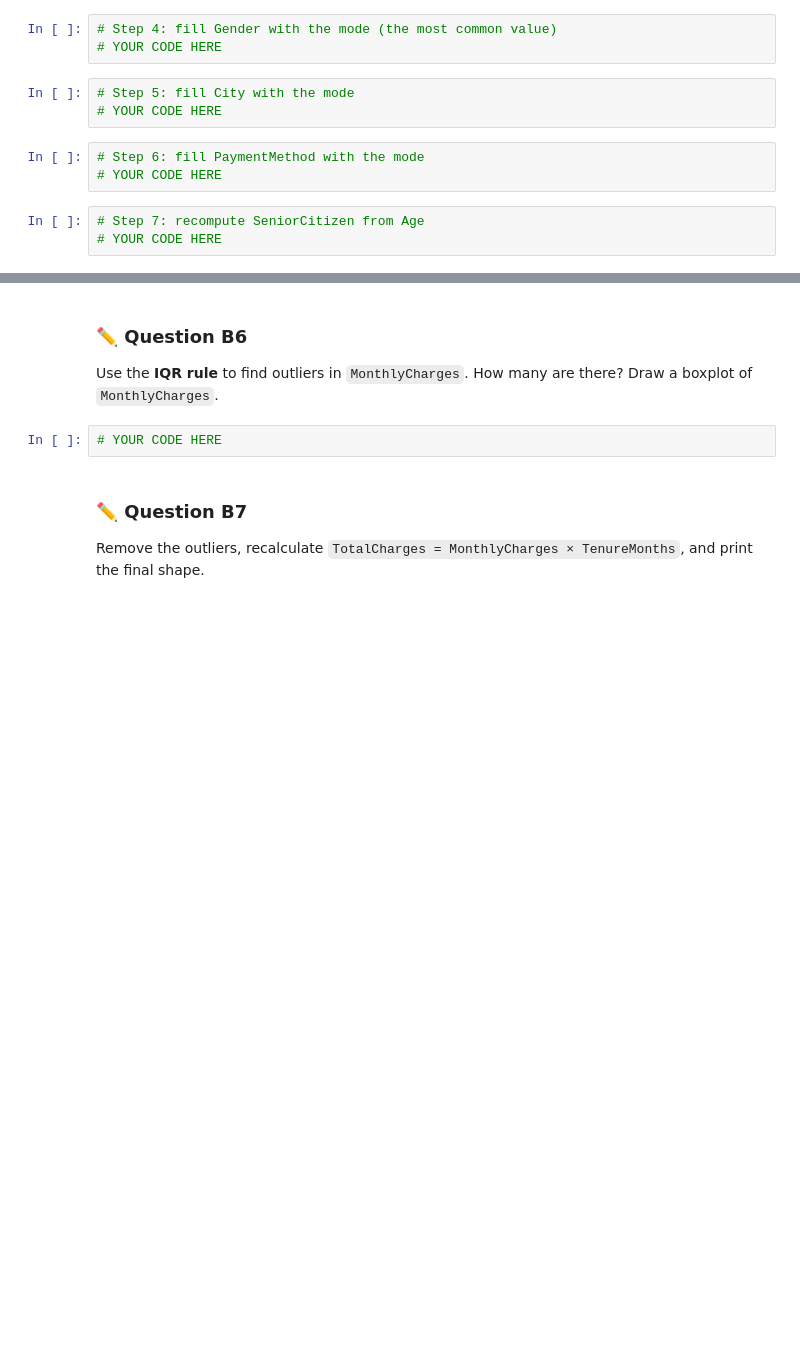
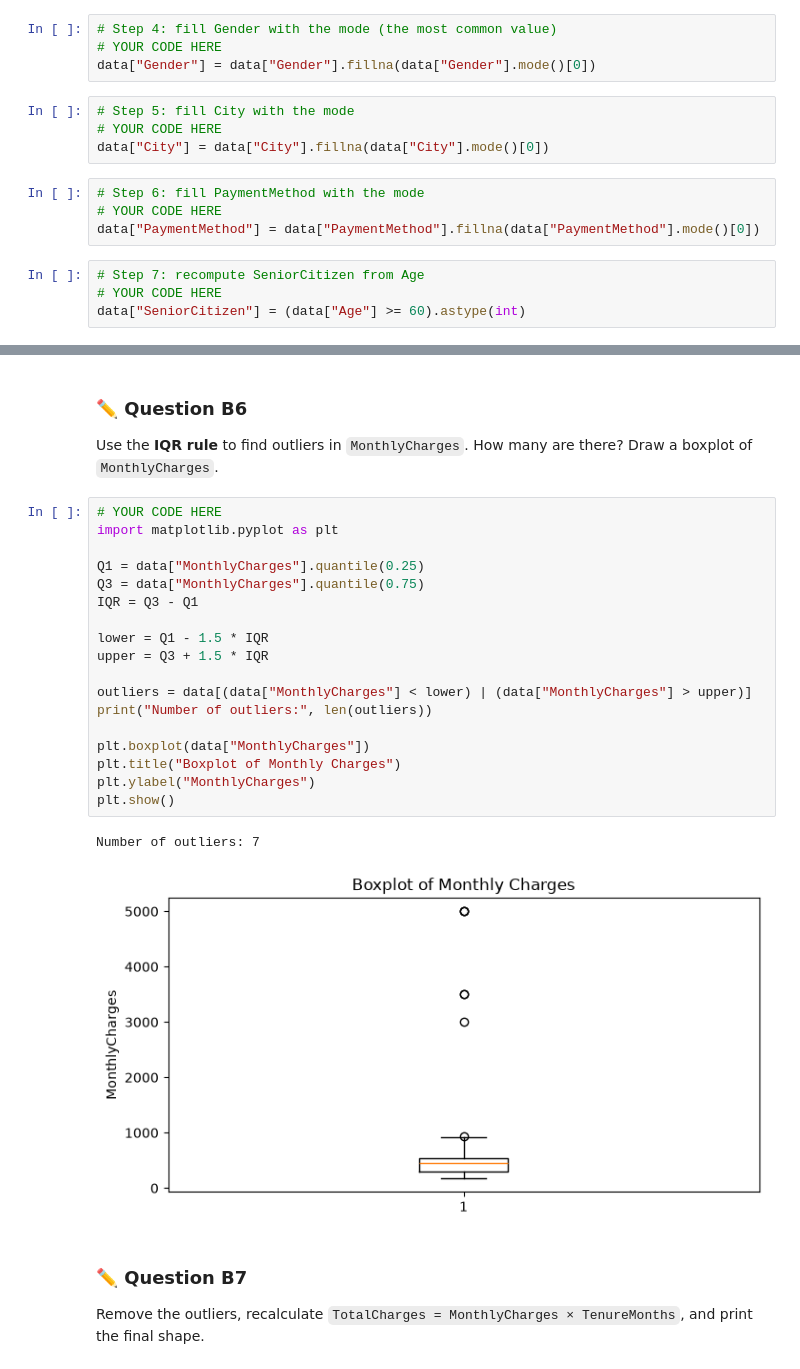
Before and after one commit to salemradha/python_saikeerthana, a Jupyter notebook: Pandas_Churn_Complete_STUDENT 1.ipynb, the cells around one changed output, grey strips where cells are left out. Drawn from its saved outputs; the diff is of its cells as text; blank space fills up the shorter version.

```diff
--- a/Pandas_Churn_Complete_STUDENT 1.ipynb
+++ b/Pandas_Churn_Complete_STUDENT 1.ipynb
@@ -449,15 +1100,19 @@ Fill the missing values: `Age` and `SatisfactionScore` with the **median**; `Gen
 # %%
 # Step 4: fill Gender with the mode (the most common value)
 # YOUR CODE HERE
+data["Gender"] = data["Gender"].fillna(data["Gender"].mode()[0])
 # %%
 # Step 5: fill City with the mode
 # YOUR CODE HERE
+data["City"] = data["City"].fillna(data["City"].mode()[0])
 # %%
 # Step 6: fill PaymentMethod with the mode
 # YOUR CODE HERE
+data["PaymentMethod"] = data["PaymentMethod"].fillna(data["PaymentMethod"].mode()[0])
 # %%
 # Step 7: recompute SeniorCitizen from Age
 # YOUR CODE HERE
+data["SeniorCitizen"] = (data["Age"] >= 60).astype(int)
 # %%
 # Step 8: check that no missing values are left
 # YOUR CODE HERE
@@ -470,6 +1146,25 @@ print("✅ No missing values")
 Use the **IQR rule** to find outliers in `MonthlyCharges`. How many are there? Draw a boxplot of `MonthlyCharges`.
 # %%
 # YOUR CODE HERE
+import matplotlib.pyplot as plt
+
+Q1 = data["MonthlyCharges"].quantile(0.25)
+Q3 = data["MonthlyCharges"].quantile(0.75)
+IQR = Q3 - Q1
+
+lower = Q1 - 1.5 * IQR
+upper = Q3 + 1.5 * IQR
+
+outliers = data[(data["MonthlyCharges"] < lower) | (data["MonthlyCharges"] > upper)]
+print("Number of outliers:", len(outliers))
+
+plt.boxplot(data["MonthlyCharges"])
+plt.title("Boxplot of Monthly Charges")
+plt.ylabel("MonthlyCharges")
+plt.show()
+# %% [output]
+Number of outliers: 7
+[figure, added]
 # %% [markdown]
 ### ✏️ Question B7
 Remove the outliers, recalculate `TotalCharges = MonthlyCharges × TenureMonths`, and print the final shape.
```
Also changed, not shown: parts of 106 cells of this notebook.
